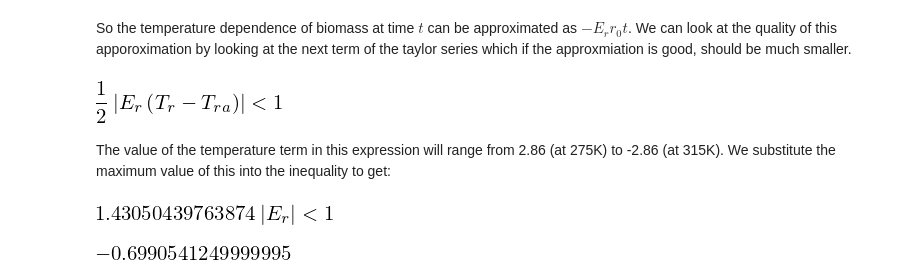
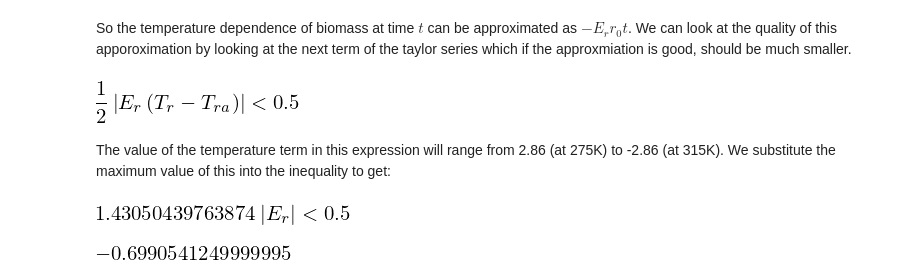
Before and after one commit to CleggTom/Bacteria_EcoFunc, a Jupyter notebook: code/notebooks/models.ipynb, the cells around one changed output. Cells and saved outputs as stored; diff of their text form; code cells hidden in the pictures.

```diff
--- a/code/notebooks/models.ipynb
+++ b/code/notebooks/models.ipynb
@@ -78,14 +231,14 @@ So the temperature dependence of biomass at time $t$ can be approximated as $-E_
 # %%
 def taylor(n,x,a,f):
     if(n == 0):
         return(f.subs({x:a}))
     else:
         return((diff(f,x,n).subs({x:a}) / factorial(n)) * ((x-a) ** n))
 
-approx = abs(taylor(2,T_r,T_ra,grow_log)/taylor(1,T_r,T_ra,grow_log)) < 1
+approx = abs(taylor(2,T_r,T_ra,grow_log)/taylor(1,T_r,T_ra,grow_log)) < 0.5
 approx
 # %% [output]
-[figure, old version]
+[figure, new version]
 # %% [markdown]
 The value of the temperature term in this expression will range from 2.86 (at 275K) to -2.86 (at 315K). We substitute the maximum value of this into the inequality to get:
 # %%
@@ -93,7 +246,7 @@ k = 8.617e-5
 approx_T = approx.subs({T_r-T_ra:((1/(k*275)) - (1/(k*295)) )})
 approx_T
 # %% [output]
-[figure, old version]
+[figure, new version]
 # %%
 -2 / ((1/(k*275)) - (1/(k*295)))
 # %% [output]
```
Also changed, not shown: parts of 23 cells of this notebook.
